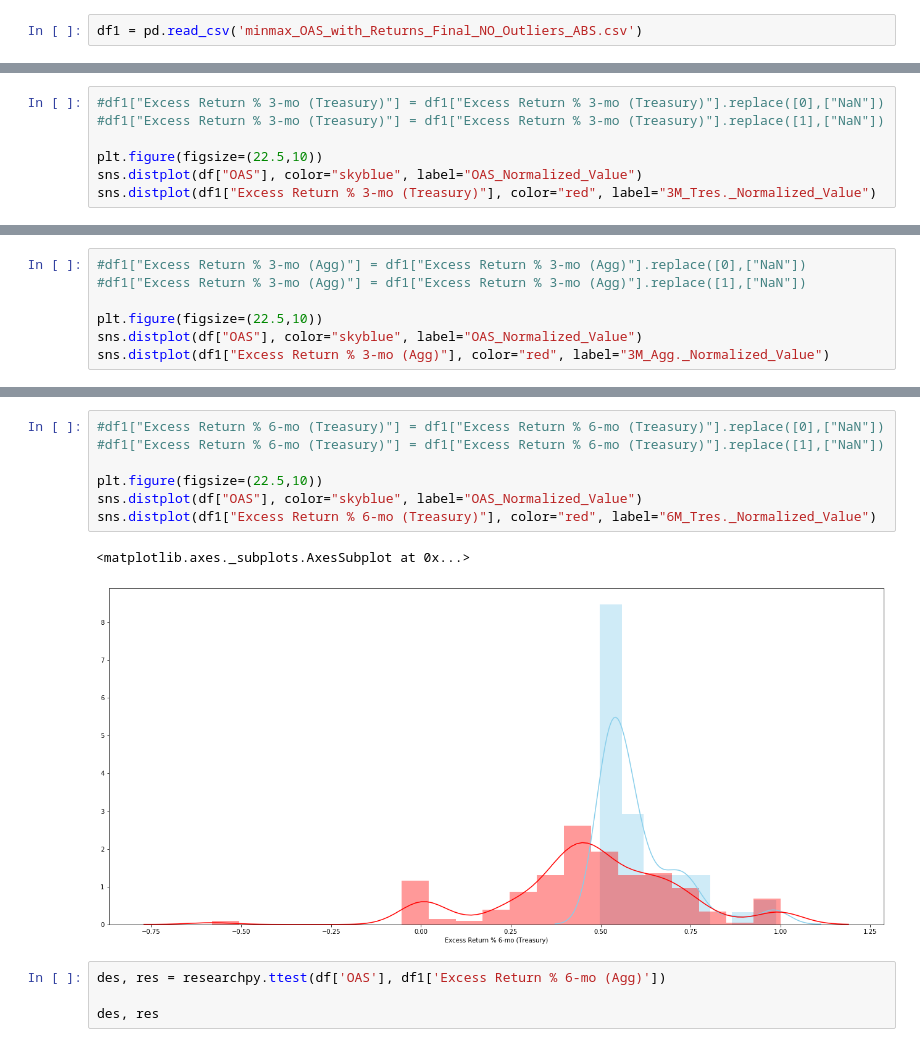
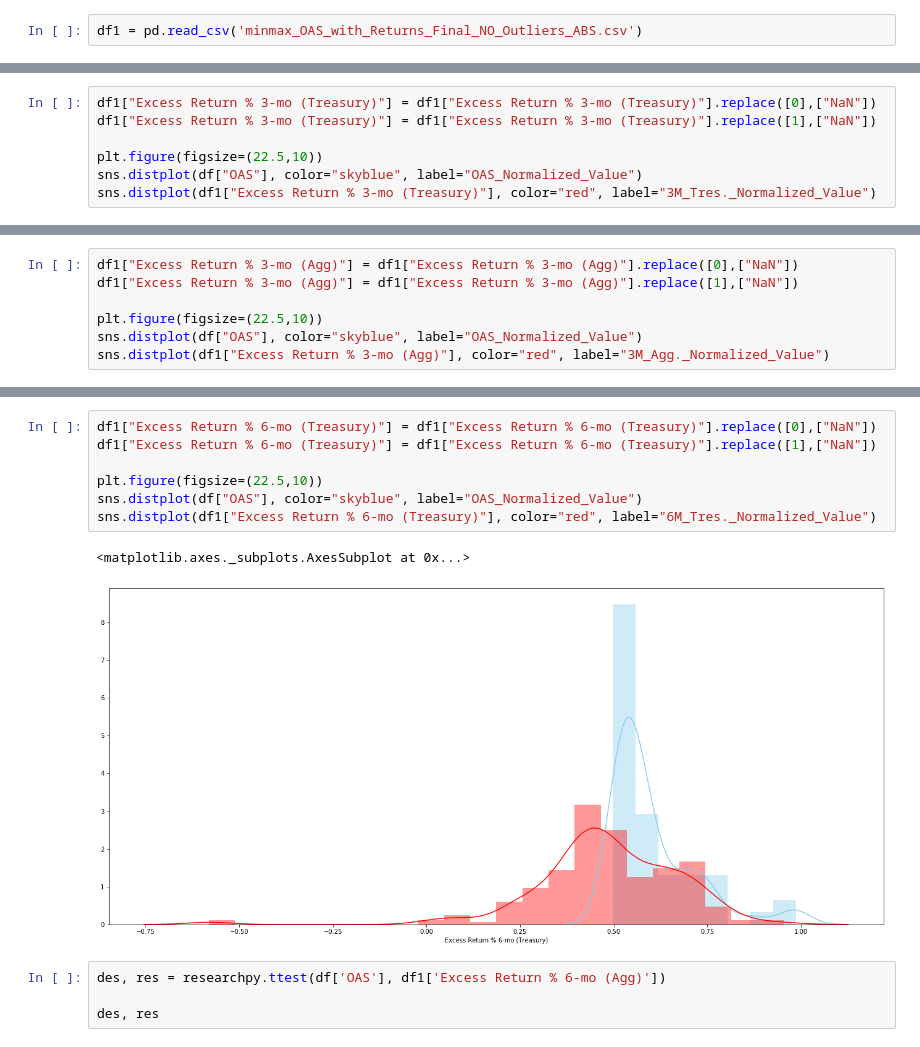
Before and after one commit to valazeinali/BoydWatterson, a Jupyter notebook: BoydWatterson/T-Test Analysis/T-tests_ABS_25.ipynb, the cells around one changed output, grey strips where cells are left out. Drawn from its saved outputs; the diff is of its cells as text.

```diff
--- a/BoydWatterson/T-Test Analysis/T-tests_ABS_25.ipynb
+++ b/BoydWatterson/T-Test Analysis/T-tests_ABS_25.ipynb
@@ -535,8 +535,8 @@ des, res
  8                                   Glass's delta =     0.9331
  9                                               r =     0.1632)
 # %%
-#df1["Excess Return % 3-mo (Treasury)"] = df1["Excess Return % 3-mo (Treasury)"].replace([0],["NaN"])
-#df1["Excess Return % 3-mo (Treasury)"] = df1["Excess Return % 3-mo (Treasury)"].replace([1],["NaN"])
+df1["Excess Return % 3-mo (Treasury)"] = df1["Excess Return % 3-mo (Treasury)"].replace([0],["NaN"])
+df1["Excess Return % 3-mo (Treasury)"] = df1["Excess Return % 3-mo (Treasury)"].replace([1],["NaN"])
 
 plt.figure(figsize=(22.5,10))
 sns.distplot(df["OAS"], color="skyblue", label="OAS_Normalized_Value")
@@ -570,8 +570,8 @@ des, res
  8                                  Glass's delta =     0.9112
  9                                              r =     0.2119)
 # %%
-#df1["Excess Return % 3-mo (Agg)"] = df1["Excess Return % 3-mo (Agg)"].replace([0],["NaN"])
-#df1["Excess Return % 3-mo (Agg)"] = df1["Excess Return % 3-mo (Agg)"].replace([1],["NaN"])
+df1["Excess Return % 3-mo (Agg)"] = df1["Excess Return % 3-mo (Agg)"].replace([0],["NaN"])
+df1["Excess Return % 3-mo (Agg)"] = df1["Excess Return % 3-mo (Agg)"].replace([1],["NaN"])
 
 plt.figure(figsize=(22.5,10))
 sns.distplot(df["OAS"], color="skyblue", label="OAS_Normalized_Value")
@@ -605,15 +605,15 @@ des, res
  8                                   Glass's delta =     1.1605
  9                                               r =     0.2011)
 # %%
-#df1["Excess Return % 6-mo (Treasury)"] = df1["Excess Return % 6-mo (Treasury)"].replace([0],["NaN"])
-#df1["Excess Return % 6-mo (Treasury)"] = df1["Excess Return % 6-mo (Treasury)"].replace([1],["NaN"])
+df1["Excess Return % 6-mo (Treasury)"] = df1["Excess Return % 6-mo (Treasury)"].replace([0],["NaN"])
+df1["Excess Return % 6-mo (Treasury)"] = df1["Excess Return % 6-mo (Treasury)"].replace([1],["NaN"])
 
 plt.figure(figsize=(22.5,10))
 sns.distplot(df["OAS"], color="skyblue", label="OAS_Normalized_Value")
 sns.distplot(df1["Excess Return % 6-mo (Treasury)"], color="red", label="6M_Tres._Normalized_Value")
 # %% [output]
 <matplotlib.axes._subplots.AxesSubplot at 0x...>
-[figure, old version]
+[figure, new version]
 # %%
 des, res = researchpy.ttest(df['OAS'], df1['Excess Return % 6-mo (Agg)'])
 
```
Also changed, not shown: parts of 12 cells of this notebook.
